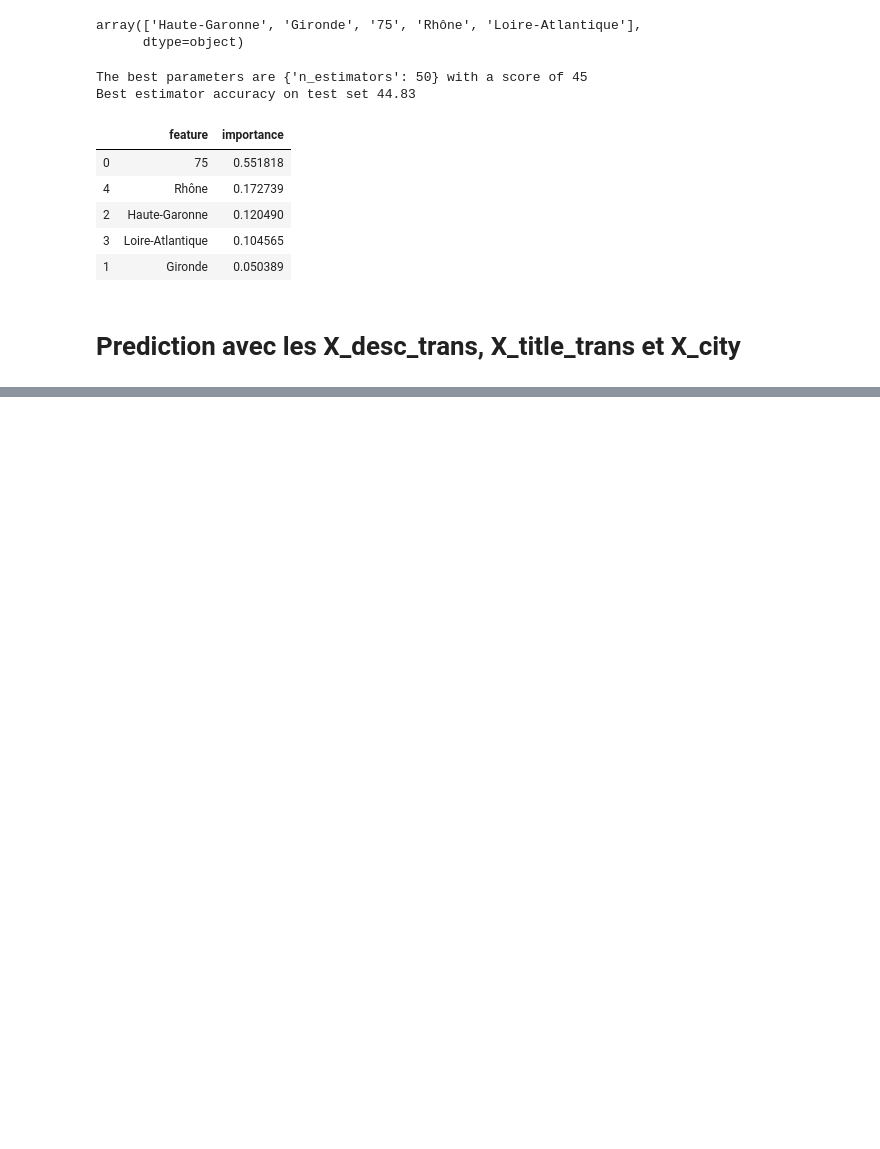
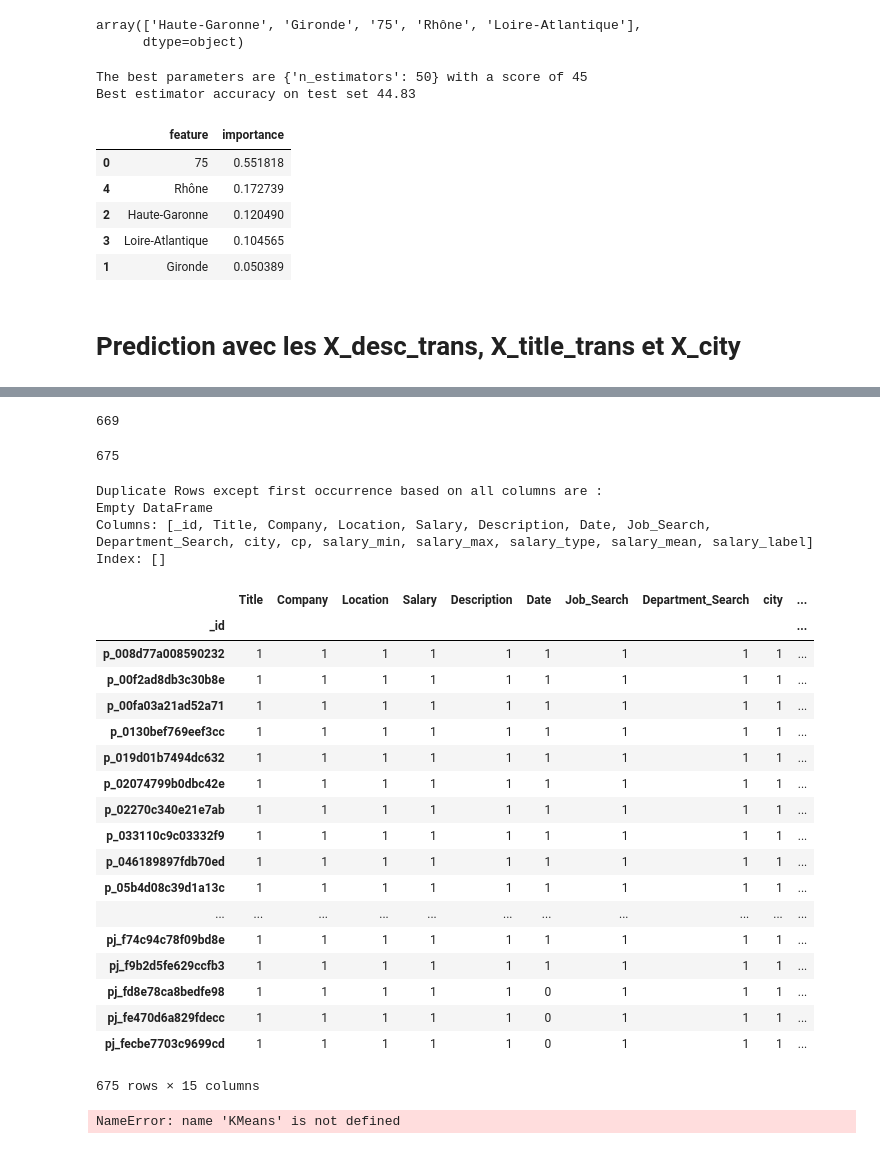
Before and after one commit to Biolfa/PROJET-ML---INDEED, a Jupyter notebook: pre_processing.ipynb, the cells around one changed output, grey strips where cells are left out. Cells and saved outputs as stored; diff of their text form; code cells hidden in the pictures; blank space fills up the shorter version.

```diff
--- a/pre_processing.ipynb
+++ b/pre_processing.ipynb
@@ -805,0 +810,65 @@ df_annually.to_csv("df_annually.csv")
+# %%
+df_annually.groupby('Description')['_id'].nunique().count()
+# %% [output]
+669
+# %%
+df_annually.duplicated(subset=None, keep='first').count()
+# %% [output]
+675
+# %%
+# Select duplicate rows except first occurrence based on all columns
+duplicateRowsDF = df_annually[df_annually.duplicated()]
+
+print("Duplicate Rows except first occurrence based on all columns are :")
+print(duplicateRowsDF)
+# %% [output]
+Duplicate Rows except first occurrence based on all columns are :
+Empty DataFrame
+Columns: [_id, Title, Company, Location, Salary, Description, Date, Job_Search, Department_Search, city, cp, salary_min, salary_max, salary_type, salary_mean, salary_label]
+Index: []
+# %%
+#df_annually._groupby.count()
+df_annually.groupby(['_id']).count()
+# %% [output]
+|  | Title | Company | Location | Salary | Description | Date | Job_Search | Department_Search | city | ... |
+| _id |  |  |  |  |  |  |  |  |  | ... |
+| p_008d77a008590232 | 1 | 1 | 1 | 1 | 1 | 1 | 1 | 1 | 1 | ... |
+| p_00f2ad8db3c30b8e | 1 | 1 | 1 | 1 | 1 | 1 | 1 | 1 | 1 | ... |
+| p_00fa03a21ad52a71 | 1 | 1 | 1 | 1 | 1 | 1 | 1 | 1 | 1 | ... |
+| p_0130bef769eef3cc | 1 | 1 | 1 | 1 | 1 | 1 | 1 | 1 | 1 | ... |
+| p_019d01b7494dc632 | 1 | 1 | 1 | 1 | 1 | 1 | 1 | 1 | 1 | ... |
+| p_02074799b0dbc42e | 1 | 1 | 1 | 1 | 1 | 1 | 1 | 1 | 1 | ... |
+| p_02270c340e21e7ab | 1 | 1 | 1 | 1 | 1 | 1 | 1 | 1 | 1 | ... |
+| p_033110c9c03332f9 | 1 | 1 | 1 | 1 | 1 | 1 | 1 | 1 | 1 | ... |
+| p_046189897fdb70ed | 1 | 1 | 1 | 1 | 1 | 1 | 1 | 1 | 1 | ... |
+| p_05b4d08c39d1a13c | 1 | 1 | 1 | 1 | 1 | 1 | 1 | 1 | 1 | ... |
+| ... | ... | ... | ... | ... | ... | ... | ... | ... | ... | ... |
+| pj_f74c94c78f09bd8e | 1 | 1 | 1 | 1 | 1 | 1 | 1 | 1 | 1 | ... |
+| pj_f9b2d5fe629ccfb3 | 1 | 1 | 1 | 1 | 1 | 1 | 1 | 1 | 1 | ... |
+| pj_fd8e78ca8bedfe98 | 1 | 1 | 1 | 1 | 1 | 0 | 1 | 1 | 1 | ... |
+| pj_fe470d6a829fdecc | 1 | 1 | 1 | 1 | 1 | 0 | 1 | 1 | 1 | ... |
+| pj_fecbe7703c9699cd | 1 | 1 | 1 | 1 | 1 | 0 | 1 | 1 | 1 | ... |
+675 rows × 15 columns
+# %%
+X = df.iloc[:,[3,-1]].values
+
+# clustering dataset
+# determine k using elbow method
+# k means determine K
+# K = nombre de clusters à déterminer
+inertias = []
+K = range(2,10)
+
+for k in K:
+    kmeanModel = KMeans(init = 'k-means++', n_clusters=k)
+    kmeanModel.fit(X) #calcule l'inertie intra-classe, labellise
+    inertias.append(kmeanModel.inertia_) #on récupère que l'inertie
+
+# Plot the elbow
+plt.plot(K, inertias, 'bx-') #'bx-' : style de ligne
+plt.xlabel('k')
+plt.ylabel('Distortion')
+plt.title('The Elbow Method showing the optimal k')
+plt.show()
+# %% [output]
+NameError: name 'KMeans' is not defined
```
Also changed, not shown: parts of 25 cells of this notebook.
